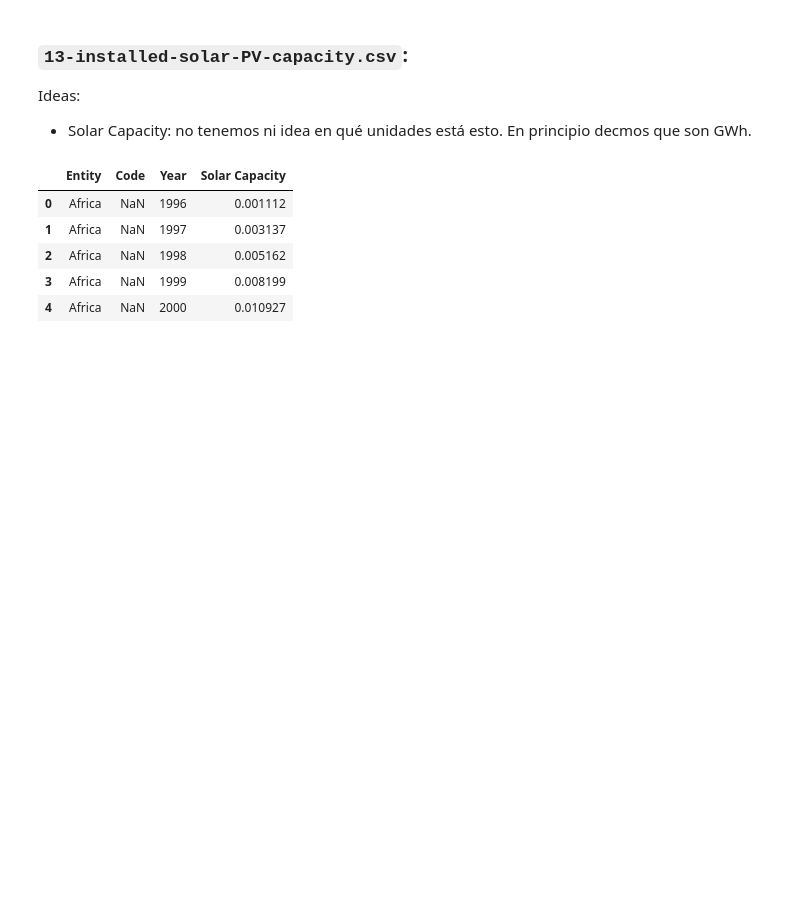
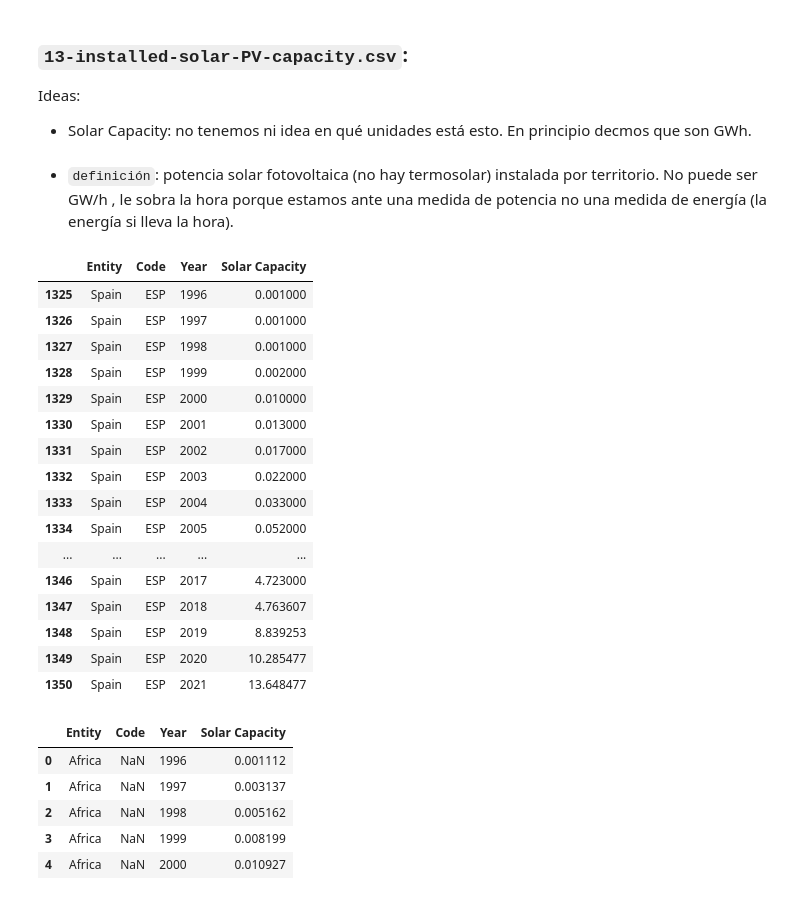
Before and after one commit to sansisimon/renewable-energy-project, a Jupyter notebook: EDA_01.ipynb, the cells around one changed output. Saved outputs shown, nothing was run; the diff lists cells and outputs as text; code cells hidden in the pictures; blank space fills up the shorter version.

```diff
--- a/EDA_01.ipynb
+++ b/EDA_01.ipynb
@@ -237,8 +238,32 @@ df_solar_consump.to_csv('data/usable/territorial_solar_consumption.csv')
 
 Ideas:
 - Solar Capacity: no tenemos ni idea en qué unidades está esto. En principio decmos que son GWh.
+# %% [markdown]
+- `definición`: potencia solar fotovoltaica (no hay termosolar) instalada por territorio. No puede ser GW/h , le sobra la hora porque estamos ante una medida de potencia no una medida de energía (la energía si lleva la hora).
 # %%
 df_solar_installed = pd.read_csv('data/raw/13-installed-solar-PV-capacity.csv')
+# %%
+#mirando los datos de españa de esta tabla y comparándolos con los datos de España del 2021,
+# llegamos a la conclusion de que esta medida son GW y que en en el 2021 en la fuente contrastada son 14,8 GW
+df_solar_installed[df_solar_installed['Entity'] == 'Spain']
+# %% [output]
+|  | Entity | Code | Year | Solar Capacity |
+| 1325 | Spain | ESP | 1996 | 0.001000 |
+| 1326 | Spain | ESP | 1997 | 0.001000 |
+| 1327 | Spain | ESP | 1998 | 0.001000 |
+| 1328 | Spain | ESP | 1999 | 0.002000 |
+| 1329 | Spain | ESP | 2000 | 0.010000 |
+| 1330 | Spain | ESP | 2001 | 0.013000 |
+| 1331 | Spain | ESP | 2002 | 0.017000 |
+| 1332 | Spain | ESP | 2003 | 0.022000 |
+| 1333 | Spain | ESP | 2004 | 0.033000 |
+| 1334 | Spain | ESP | 2005 | 0.052000 |
+| ... | ... | ... | ... | ... |
+| 1346 | Spain | ESP | 2017 | 4.723000 |
+| 1347 | Spain | ESP | 2018 | 4.763607 |
+| 1348 | Spain | ESP | 2019 | 8.839253 |
+| 1349 | Spain | ESP | 2020 | 10.285477 |
+| 1350 | Spain | ESP | 2021 | 13.648477 |
 # %%
 df_solar_installed.head()
 # %% [output]
```
Also changed, not shown: parts of 7 cells of this notebook.
